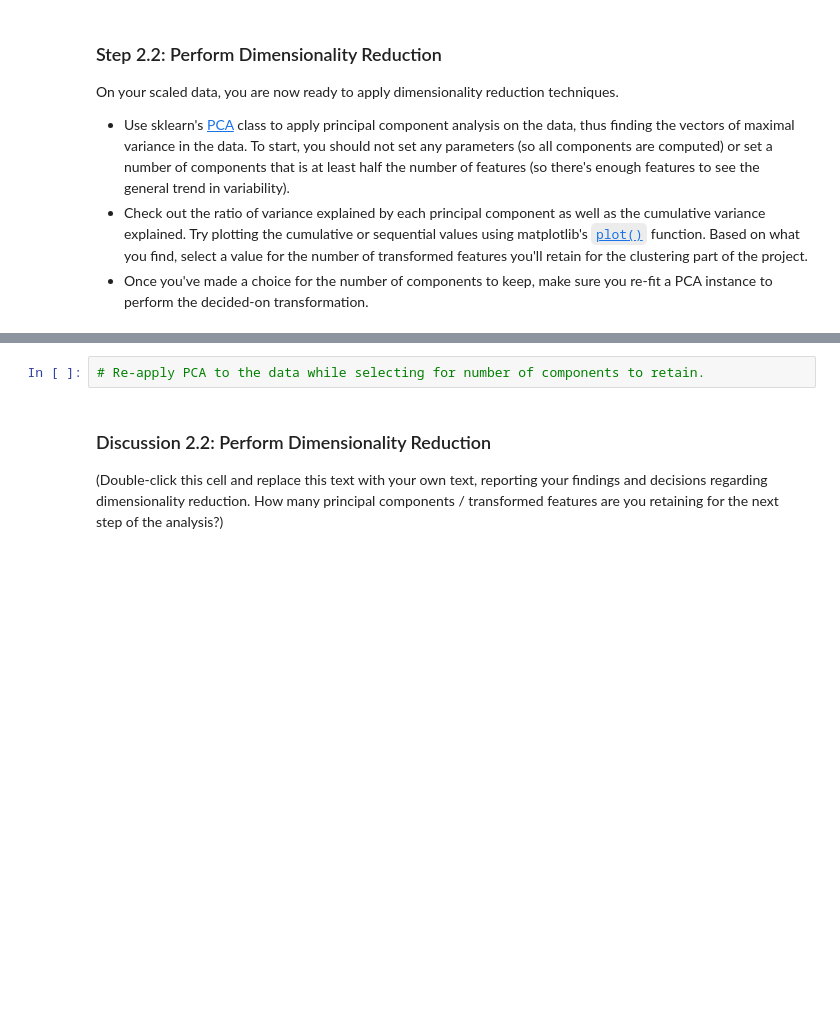
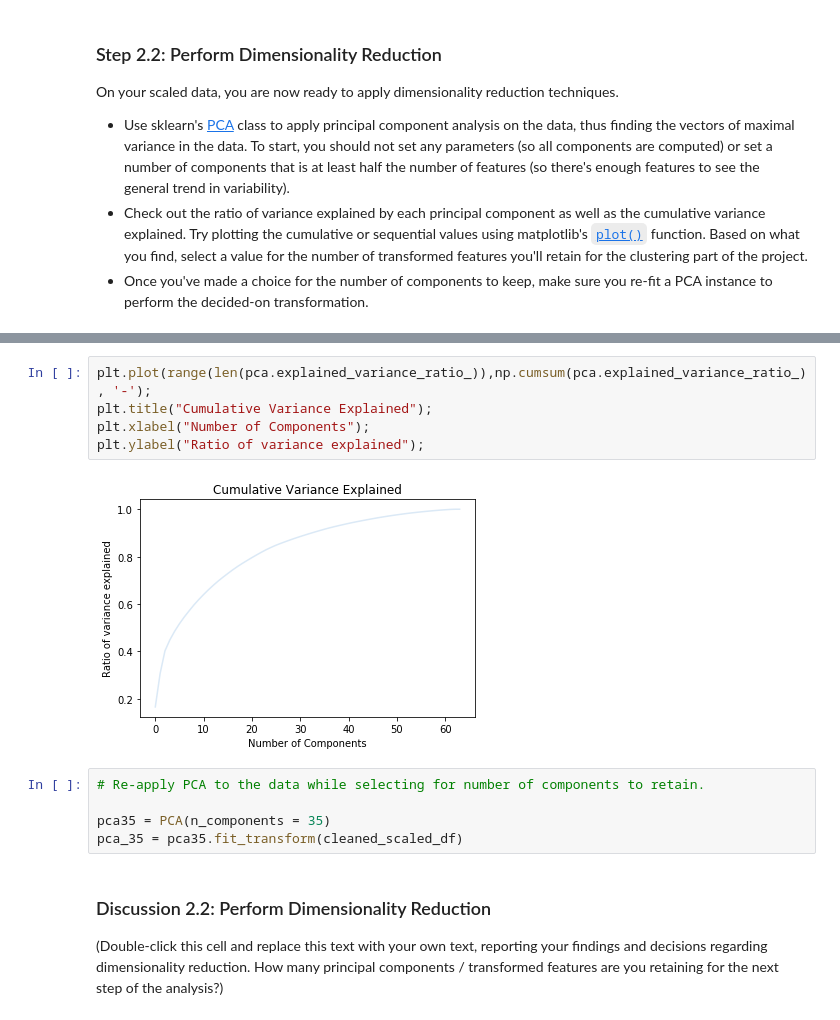
Before and after one commit to aalsudairi/Identify_Customer_Segments, a Jupyter notebook: Identify_Customer_Segments.ipynb, the cells around one changed output, grey strips where cells are left out. Drawn from its saved outputs; the diff is of its cells as text; blank space fills up the shorter version.

```diff
--- a/Identify_Customer_Segments.ipynb
+++ b/Identify_Customer_Segments.ipynb
@@ -496,5 +588,15 @@ On your scaled data, you are now ready to apply dimensionality reduction techniq
+# %%
+plt.plot(range(len(pca.explained_variance_ratio_)),np.cumsum(pca.explained_variance_ratio_), '-');
+plt.title("Cumulative Variance Explained");
+plt.xlabel("Number of Components");
+plt.ylabel("Ratio of variance explained");
+# %% [output]
+[figure, added]
 # %%
 # Re-apply PCA to the data while selecting for number of components to retain.
+
+pca35 = PCA(n_components = 35)
+pca_35 = pca35.fit_transform(cleaned_scaled_df)
 # %% [markdown]
 ### Discussion 2.2: Perform Dimensionality Reduction
 
```
Also changed, not shown: parts of 16 cells of this notebook.
